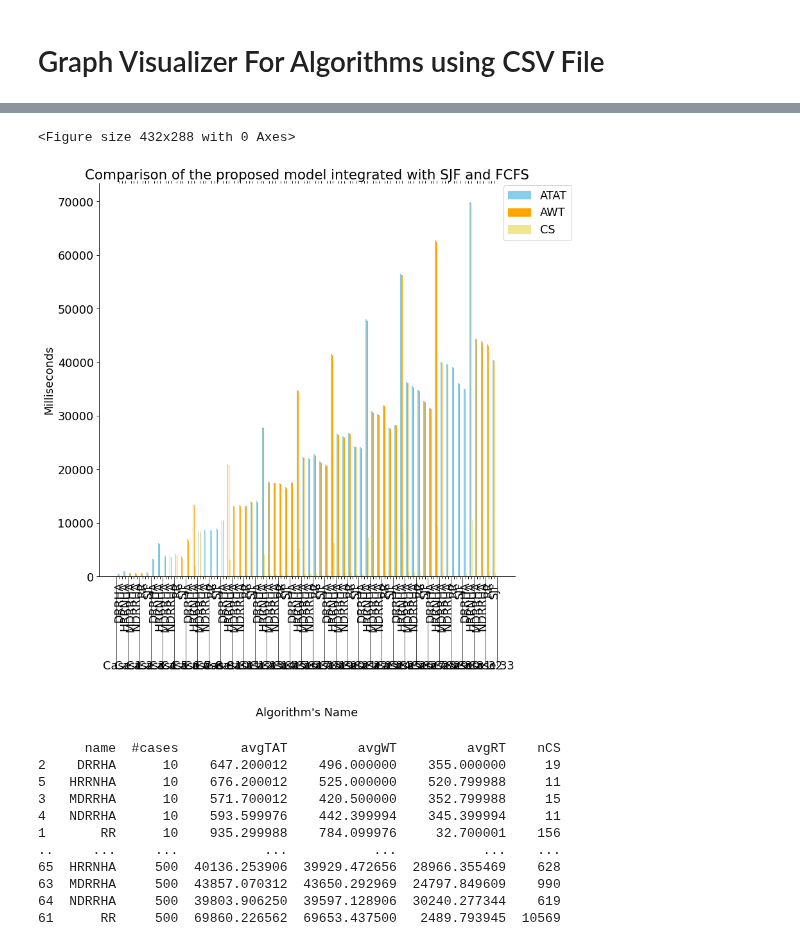
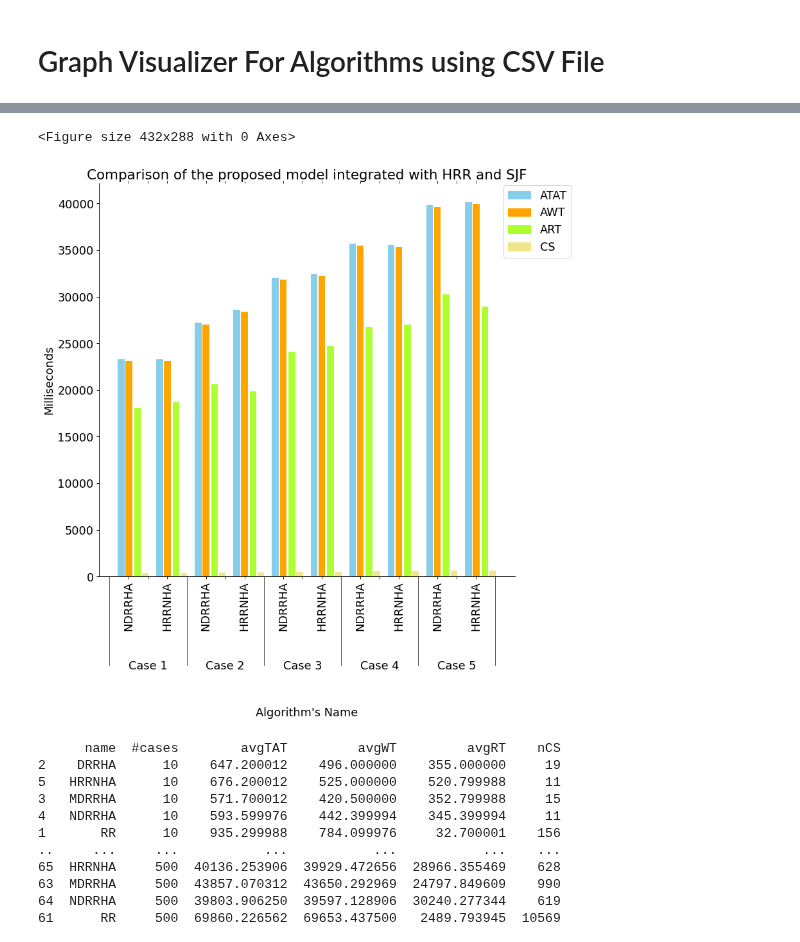
Before and after one commit to Bhaikko/mdrrha, a Jupyter notebook: src/graph_handler.ipynb, the cells around one changed output, grey strips where cells are left out. Cells and saved outputs as stored; diff of their text form; code cells hidden in the pictures.

Commit message:
Comparison graph for HRR and SJF added

```diff
--- a/src/graph_handler.ipynb
+++ b/src/graph_handler.ipynb
@@ -12,11 +20,14 @@ plt.rcParams.update({'font.size': 16})
 # %%
 # Import Data from CSV file
 dataset = pd.read_csv(
-    './../data/sample_FCFS_SJF_Comparison.csv',
+    './../data/dataset_filtered_output.csv',
     sep=r'\s*,\s*',
     header=0,
     encoding='ascii',
     engine='python'
 )
 
-print(dataset)
+
+dataset = dataset.loc[dataset['name'].isin(['NDRRHA', 'HRRNHA'])]
+dataset = dataset.loc[dataset['#cases'] >= 300]
+# print(dataset)
@@ -109,6 +100,7 @@ padding_betweenbars = 0.05
 
 avgTAT_color = 'skyblue'
 avgWT_color = 'orange'
+avgRT_color = 'greenyellow'
 nCS_color = 'khaki'
 
 ax.spines['top'].set_visible(False)
@@ -116,12 +108,17 @@ ax.spines['right'].set_visible(False)
 # ax.spines['bottom'].set_visible(False)
 # ax.spines['left'].set_visible(False)
 
+avgTAT_values = dataset['avgTAT'].to_numpy()
+avgWT_values = dataset['avgWT'].to_numpy()
+avgRT_values = dataset['avgRT'].to_numpy()
+avgNCS_values = dataset['nCS'].to_numpy()
+
 # Plotting Bars
 current_bar_index = 0
 for index, x_axis in enumerate(X_axis_bars):
     ax.bar(
         x_axis - bar_width - padding_betweenbars,
-        dataset['avgTAT'][current_bar_index],
+        avgTAT_values[current_bar_index],
         bar_width,
         label = 'ATAT',
         color = avgTAT_color
@@ -129,43 +126,52 @@ for index, x_axis in enumerate(X_axis_bars):
 
     ax.bar(
         x_axis,
-        dataset['avgWT'][current_bar_index],
+        avgWT_values[current_bar_index],
         bar_width,
         label = 'AWT',
         color = avgWT_color
     )
 
     ax.bar(
-        x_axis + bar_width + padding_betweenbars,
-        dataset['nCS'][current_bar_index],
+        x_axis + 9 * padding_betweenbars,
+        avgRT_values[current_bar_index],
+        bar_width,
+        label = 'RT',
+        color = avgRT_color
+    )
+
+    ax.bar(
+        x_axis + bar_width + 10 * padding_betweenbars,
+        avgNCS_values[current_bar_index],
         bar_width,
         label = 'CS',
         color = nCS_color
     )
 
     current_bar_index += 1
 
 # Configuring Legend
 legend_elements = [
     Patch(facecolor=avgTAT_color, edgecolor=avgTAT_color, label='ATAT'),
     Patch(facecolor=avgWT_color, edgecolor=avgWT_color, label='AWT'),
+    Patch(facecolor=avgRT_color, edgecolor=avgRT_color, label='ART'),
     Patch(facecolor=nCS_color, edgecolor=nCS_color, label='CS')
 ]
 
 ax.legend(
     handles = legend_elements,
     loc = 'upper right',
     bbox_to_anchor=(1.15, 1.01)
 )
 
 plt.xlabel('Algorithm\'s Name', labelpad = 50)
 plt.ylabel('Milliseconds')
-plt.title('Comparison of the proposed model integrated with SJF and FCFS')
+plt.title('Comparison of the proposed model integrated with HRR and SJF')
 # plt.legend()
 plt.show()
 # %% [output]
 <Figure size 432x288 with 0 Axes>
-[figure, old version]
+[figure, new version]
 # %%
 # Import Data from CSV file
 dataset = pd.read_csv(
```
Also changed, not shown: parts of 3 cells of this notebook, 1 other file.
